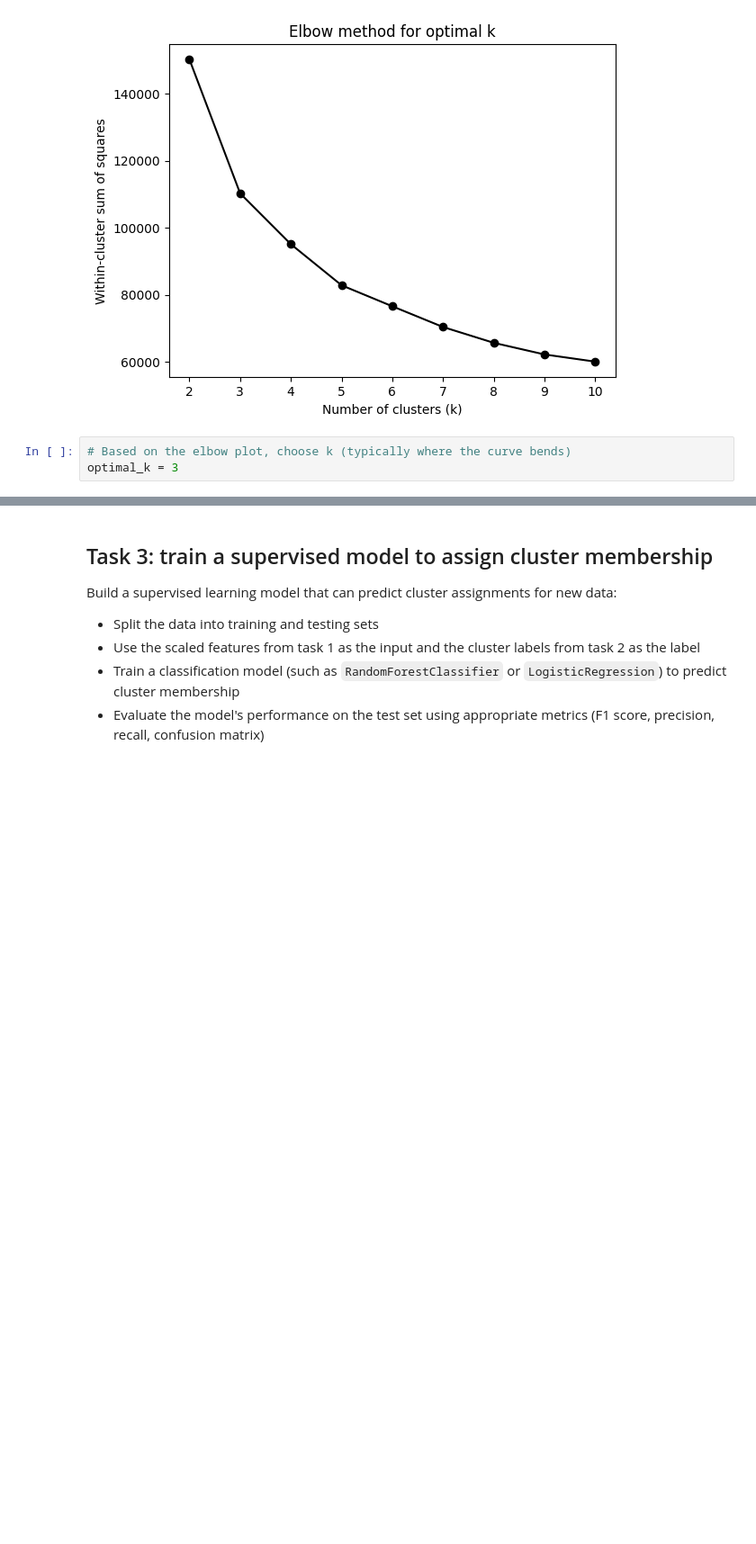
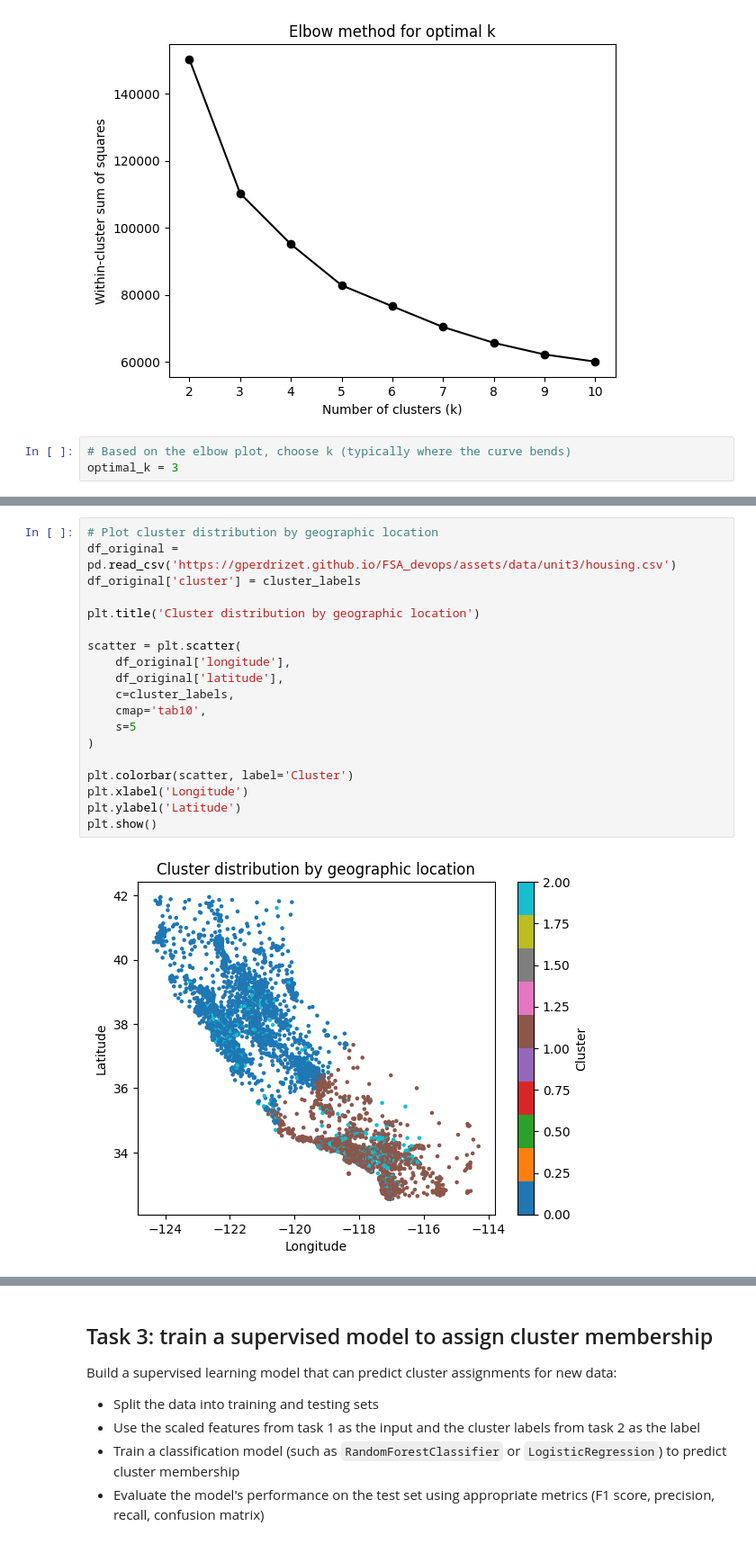
Before and after one commit to gperdrizet/FSA_devops, a Jupyter notebook: notebooks/unit3/lesson_22/Lesson_22_activity_solution.ipynb, the cells around one changed output, grey strips where cells are left out. Shown at 90% size. Saved outputs shown, nothing was run; the diff lists cells and outputs as text; blank space fills up the shorter version.

```diff
--- a/notebooks/unit3/lesson_22/Lesson_22_activity_solution.ipynb
+++ b/notebooks/unit3/lesson_22/Lesson_22_activity_solution.ipynb
@@ -173,0 +172,21 @@ plt.show()
+# %%
+# Plot cluster distribution by geographic location
+df_original = pd.read_csv('https://gperdrizet.github.io/FSA_devops/assets/data/unit3/housing.csv')
+df_original['cluster'] = cluster_labels
+
+plt.title('Cluster distribution by geographic location')
+
+scatter = plt.scatter(
+    df_original['longitude'],
+    df_original['latitude'],
+    c=cluster_labels,
+    cmap='tab10',
+    s=5
+)
+
+plt.colorbar(scatter, label='Cluster')
+plt.xlabel('Longitude')
+plt.ylabel('Latitude')
+plt.show()
+# %% [output]
+[figure, added]
```
Also changed, not shown: parts of 6 cells of this notebook.
